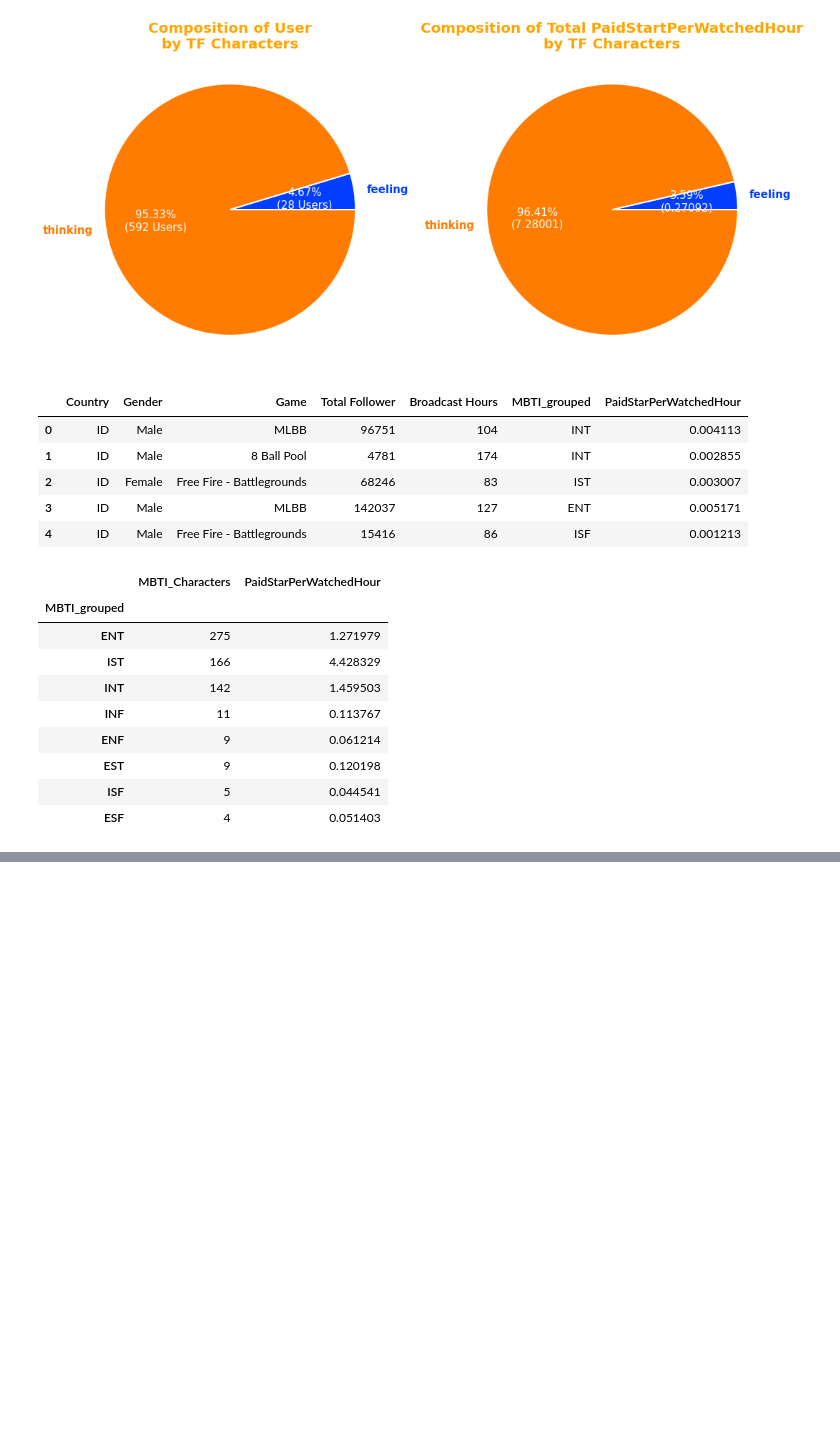
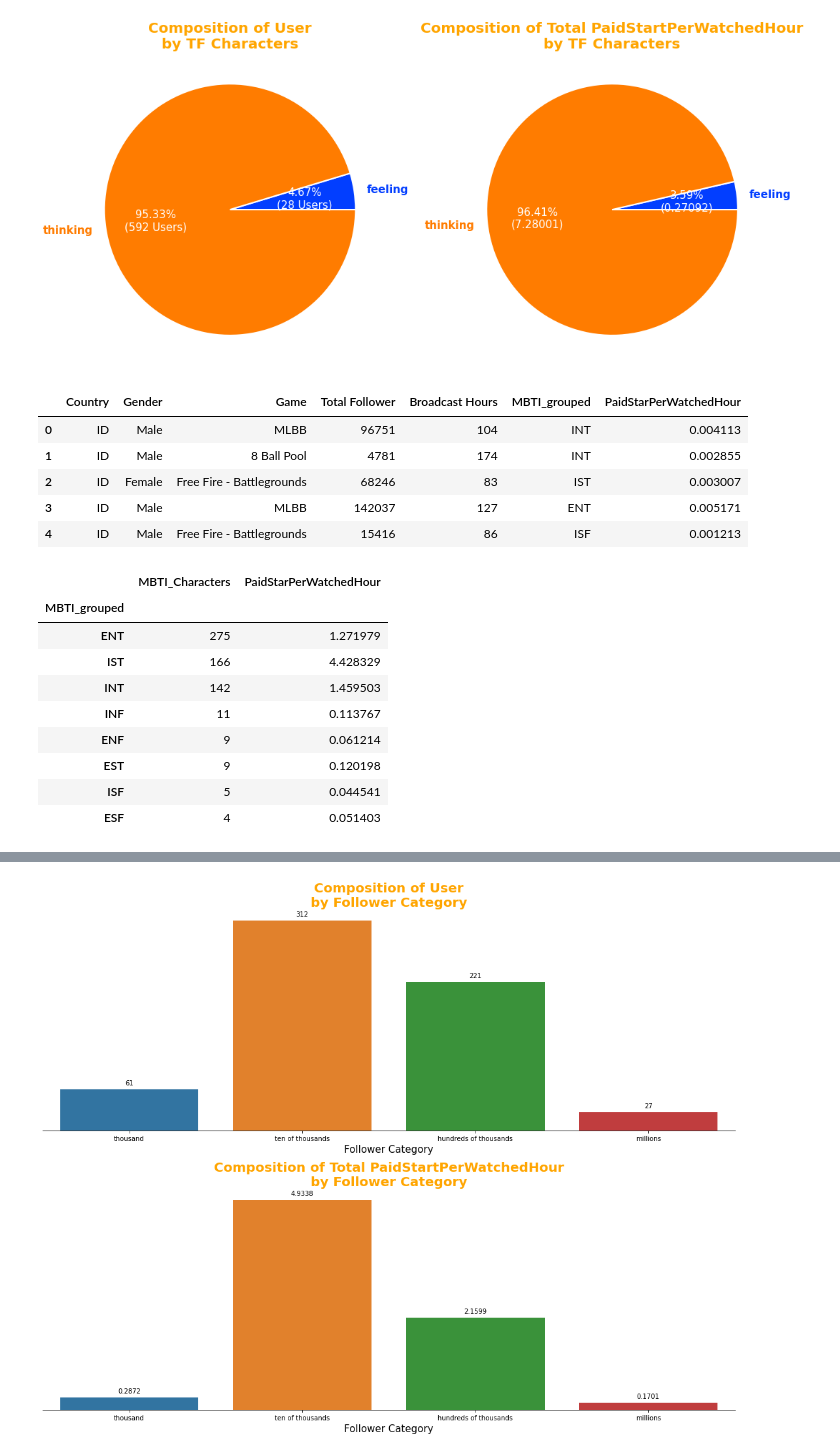
Before and after one commit to UsepSyaikalArifin/My-Projects, a Jupyter notebook: MAINGAMES Data Analyst/Jupyter Notebook/main.ipynb, the cells around one changed output, grey strips where cells are left out. Cells and saved outputs as stored; diff of their text form; code cells hidden in the pictures; blank space fills up the shorter version.

```diff
--- a/MAINGAMES Data Analyst/Jupyter Notebook/main.ipynb
+++ b/MAINGAMES Data Analyst/Jupyter Notebook/main.ipynb
@@ -878,0 +931,13 @@ plt.show()
+# %%
+def follower(x):
+    if x < 10000:
+        return "thousand"
+    elif x >= 10000 and x < 100000:
+        return "ten of thousands"
+    elif x >= 100000 and x < 1000000:
+        return "hundreds of thousands"
+    else:
+        return "millions"
+# %%
+df_Core_numerical_total_follower["follower category"] = df_Core_numerical_total_follower["Total Follower"].apply(lambda x : follower(x))
+display(df_Core_numerical_total_follower.head())
@@ -878,0 +951,7 @@ plt.show()
+# %%
+df_follower_category = df_Core_numerical_total_follower.groupby(["follower category"], sort=False).agg({
+                                                                                            "follower category":"count",
+                                                                                            "PaidStarPerWatchedHour":"sum"
+                                                                                           }).rename(columns={"follower category":"count follower category"})
+
+display(df_follower_category)
@@ -878,0 +965,50 @@ plt.show()
+# %%
+follower_category_list = ["count follower category","PaidStarPerWatchedHour"]
+
+# def autopct(pct, data, column):
+#   if column == "T_vs_F":
+#     absolute_value = int(pct/100*np.sum(data))
+#     return "{:0.2f}%\n({:d} Users)".format(pct, absolute_value)
+#   else:
+#     absolute_value = float(pct/100*np.sum(data))
+#     return "{:0.2f}%\n({:0.5f})".format(pct, absolute_value)
+
+palette = sns.color_palette("bright")
+
+fig, axs = plt.subplots(2,1, figsize=(15, 12))
+for i, column in enumerate(follower_category_list):
+  x = df_follower_category.index
+  y = column
+  sns.barplot(data=df_follower_category, x=x, y=y, ax=axs[i])
+  axs[i].set_xlabel("Follower Category", fontsize=15)
+  axs[i].yaxis.set_visible(False)
+  axs[0].set_title("Composition of User\nby Follower Category",fontsize=20, fontweight="bold", color="orange")
+  axs[1].set_title("Composition of Total PaidStartPerWatchedHour\nby Follower Category",fontsize=20, fontweight="bold", color="orange")
+  for p in axs[i].patches:
+    height = p.get_height()
+    width = p.get_width()
+    x = p.get_x()
+    y = p.get_y()
+    if column == "count follower category":
+          axs[i].annotate(
+                          int(height),
+                          xy=(x + width/2, height),
+                          ha="center",
+                          va="center",
+                          xytext=(0, 10),
+                          textcoords="offset points"
+                         )
+    else:
+      axs[i].annotate(
+                      "{:0.4f}".format(height),
+                      xy=(x + width/2, height),
+                      ha="center",
+                      va="center",
+                      xytext=(0, 10),
+                      textcoords="offset points"
+                     )
+sns.despine(left=True, top=True, right=True)
+plt.tight_layout()
+plt.show()
+# %% [output]
+[figure, added]
```
Also changed, not shown: parts of 71 cells of this notebook.
